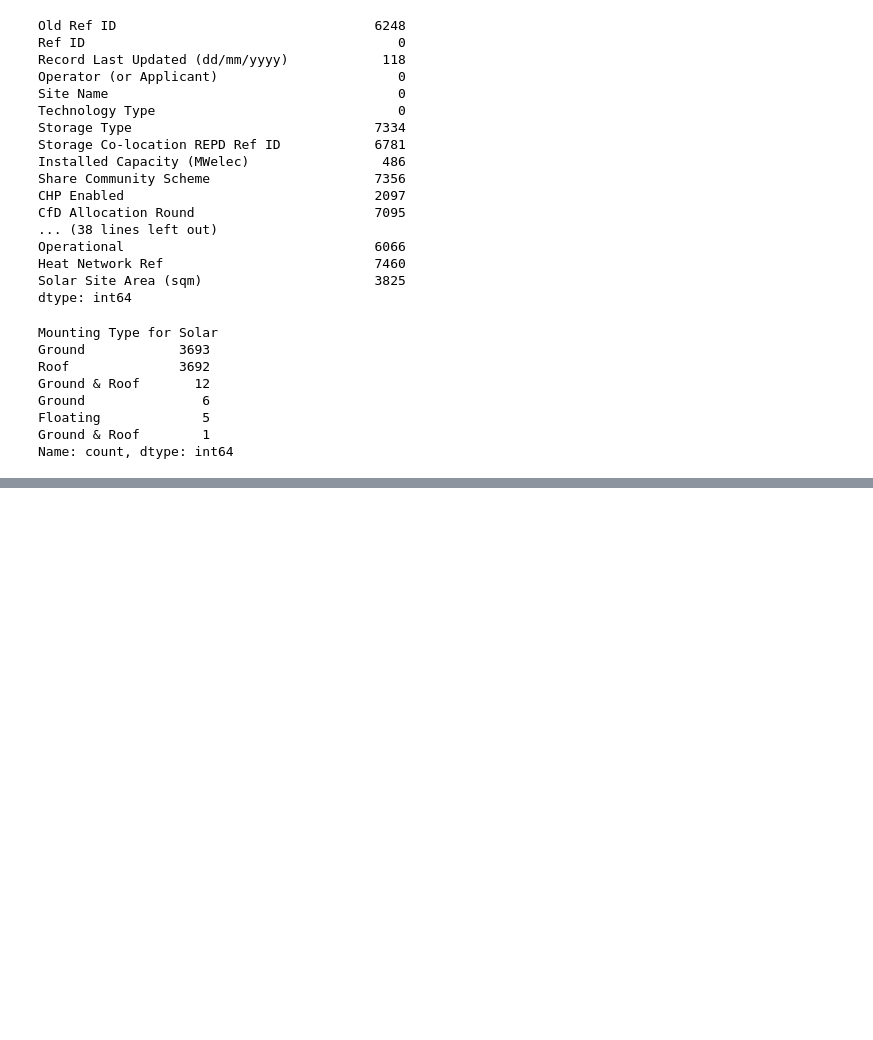
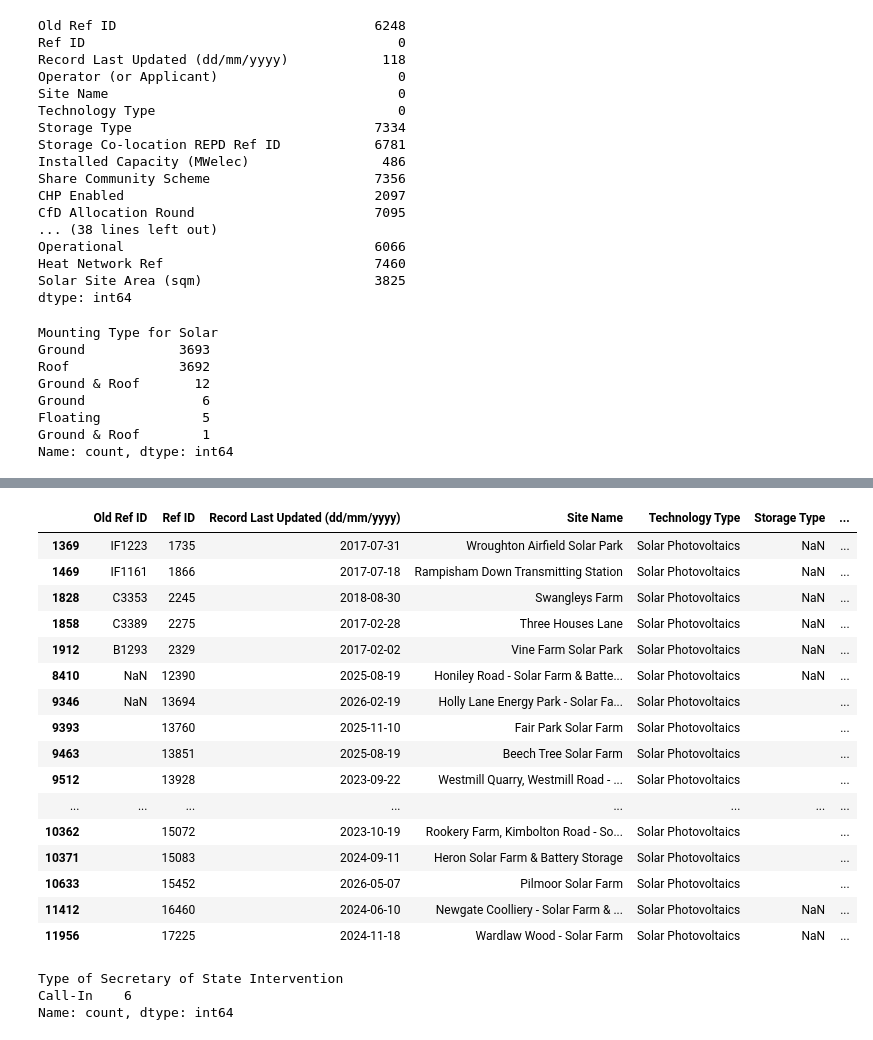
Before and after one commit to Chhchroncode/Data-Science-Solar-with-Cox, a Jupyter notebook: Python/Python_data_cleaning.ipynb, the cells around one changed output, grey strips where cells are left out. Saved outputs shown, nothing was run; the diff lists cells and outputs as text; code cells hidden in the pictures; blank space fills up the shorter version.

```diff
--- a/Python/Python_data_cleaning.ipynb
+++ b/Python/Python_data_cleaning.ipynb
@@ -180,0 +332,5 @@ dtype: int64
+# %%
+date_column=['Record Last Updated (dd/mm/yyyy)','Judicial Review','Planning Application Submitted','Planning Application Withdrawn','Planning Permission Refused','Appeal Lodged','Appeal Withdrawn','Appeal Refused','Appeal Granted','Planning Permission  Granted','Secretary of State - Intervened','Secretary of State - Refusal','Secretary of State - Granted','Planning Permission Expired']
+for date in date_column:
+    solar[date]=pd.to_datetime(solar[date],format="%d/%m/%Y",errors="coerce")
+solar.dtypes
@@ -180,0 +355,3 @@ dtype: int64
+# %%
+solar["Solar Site Area (sqm)"]=pd.to_numeric(solar["Solar Site Area (sqm)"],errors="coerce")
+solar.dtypes
@@ -180,0 +376,4 @@ dtype: int64
+# %%
+#Dropping support scheme info. RO, FiT,CfD are schemes that can only be applied after planning permission is granted and have no material impact on planning
+solar=solar.drop(columns=['RO Banding (ROC/MWh)','FiT Tariff (p/kWh)','CfD Capacity (MW)'])
+solar.shape
@@ -180,0 +395,3 @@ dtype: int64
+# %%
+solar['Type of Secretary of State Intervention'] = solar['Type of Secretary of State Intervention'].str.strip()
+print(solar['Type of Secretary of State Intervention'].value_counts())
@@ -180,0 +416,27 @@ dtype: int64
+# %%
+solar[solar['Type of Secretary of State Intervention'].notna()]
+# %% [output]
+|  | Old Ref ID | Ref ID | Record Last Updated (dd/mm/yyyy) | Site Name | Technology Type | Storage Type | ... |
+| 1369 | IF1223 | 1735 | 2017-07-31 | Wroughton Airfield Solar Park | Solar Photovoltaics | NaN | ... |
+| 1469 | IF1161 | 1866 | 2017-07-18 | Rampisham Down Transmitting Station | Solar Photovoltaics | NaN | ... |
+| 1828 | C3353 | 2245 | 2018-08-30 | Swangleys Farm | Solar Photovoltaics | NaN | ... |
+| 1858 | C3389 | 2275 | 2017-02-28 | Three Houses Lane | Solar Photovoltaics | NaN | ... |
+| 1912 | B1293 | 2329 | 2017-02-02 | Vine Farm Solar Park | Solar Photovoltaics | NaN | ... |
+| 8410 | NaN | 12390 | 2025-08-19 | Honiley Road - Solar Farm & Batte... | Solar Photovoltaics | NaN | ... |
+| 9346 | NaN | 13694 | 2026-02-19 | Holly Lane Energy Park - Solar Fa... | Solar Photovoltaics |  | ... |
+| 9393 |  | 13760 | 2025-11-10 | Fair Park Solar Farm | Solar Photovoltaics |  | ... |
+| 9463 |  | 13851 | 2025-08-19 | Beech Tree Solar Farm | Solar Photovoltaics |  | ... |
+| 9512 |  | 13928 | 2023-09-22 | Westmill Quarry, Westmill Road - ... | Solar Photovoltaics |  | ... |
+| ... | ... | ... | ... | ... | ... | ... | ... |
+| 10362 |  | 15072 | 2023-10-19 | Rookery Farm, Kimbolton Road - So... | Solar Photovoltaics |  | ... |
+| 10371 |  | 15083 | 2024-09-11 | Heron Solar Farm & Battery Storage | Solar Photovoltaics |  | ... |
+| 10633 |  | 15452 | 2026-05-07 | Pilmoor Solar Farm | Solar Photovoltaics |  | ... |
+| 11412 |  | 16460 | 2024-06-10 | Newgate Coolliery - Solar Farm & ... | Solar Photovoltaics | NaN | ... |
+| 11956 |  | 17225 | 2024-11-18 | Wardlaw Wood - Solar Farm | Solar Photovoltaics | NaN | ... |
+# %%
+solar['Type of Secretary of State Intervention']=solar['Type of Secretary of State Intervention'].str.strip().replace({'': pd.NA,'Call-In Application': 'Call-In','Call-in':'Call-In'})
+print(solar['Type of Secretary of State Intervention'].value_counts())
+# %% [output]
+Type of Secretary of State Intervention
+Call-In    6
+Name: count, dtype: int64
```
Also changed, not shown: parts of 59 cells of this notebook, 1 other file.
